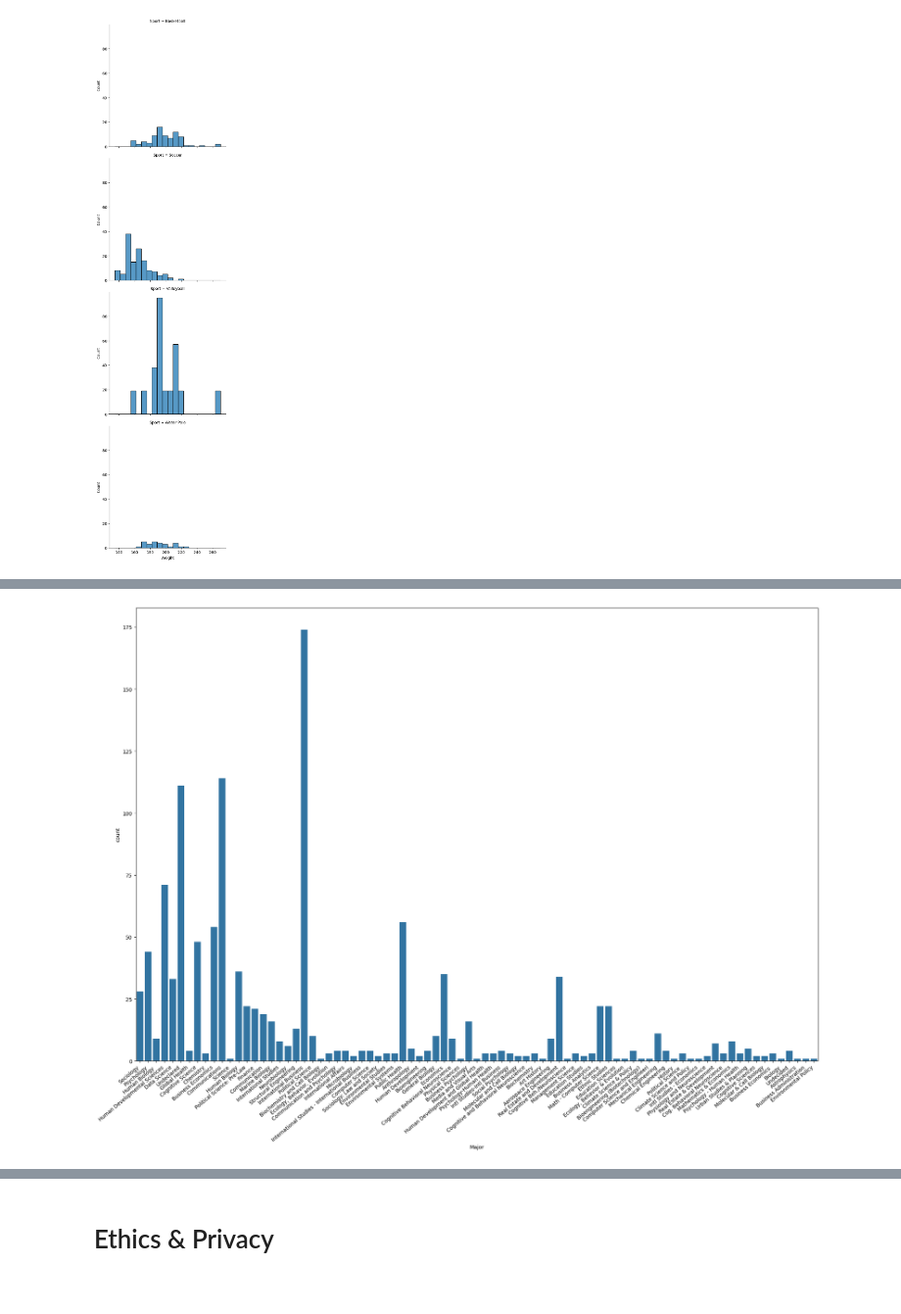
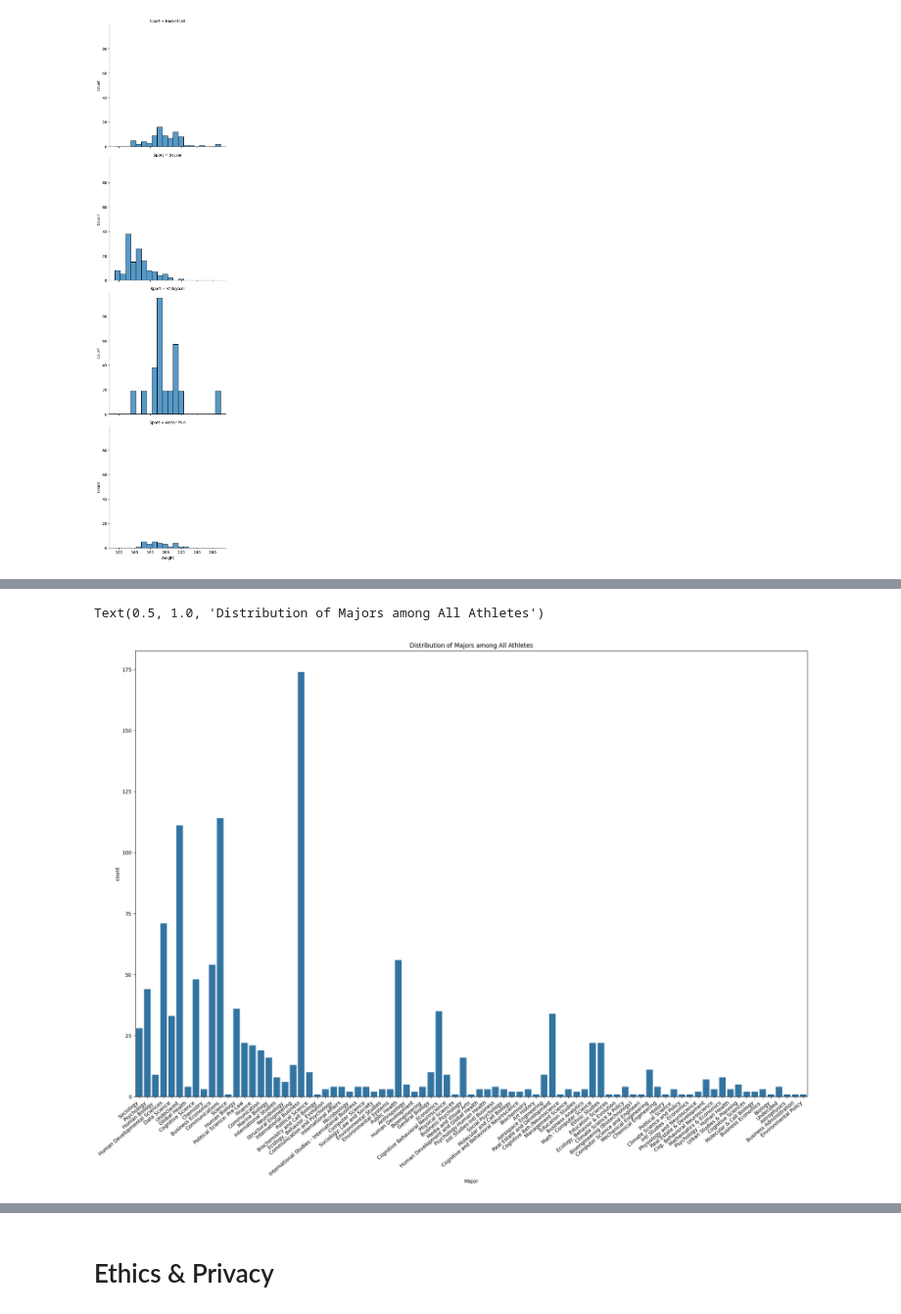
Before and after one commit to COGS108/Group133_WI24, a Jupyter notebook: EDACheckpoint_Group133_WI24.ipynb, the cells around one changed output, grey strips where cells are left out. Shown at 98% size. Saved outputs shown, nothing was run; the diff lists cells and outputs as text; code cells hidden in the pictures.

```diff
--- a/EDACheckpoint_Group133_WI24.ipynb
+++ b/EDACheckpoint_Group133_WI24.ipynb
@@ -1040,13 +1042,15 @@ sns.countplot(data=athlete_bio_scraped, x='Sport', hue='Gender') #a breakdown of
 # %%
 plt.figure(figsize=(20, 15))
 cp = sns.countplot(data=athlete_bio_scraped, x='Major')
 
 cp.set_xticklabels(cp.get_xticklabels(), rotation=40, ha="right")
 plt.tight_layout()
+plt.title('Distribution of Majors among All Athletes')
 
 #shows the distribution of athletes' majors in this dataset
 # %% [output]
+Text(0.5, 1.0, 'Distribution of Majors among All Athletes')
-[figure, old version]
+[figure, new version]
 # %%
 plt.figure(figsize=(20, 15))
 cp = sns.countplot(data=athlete_bio_scraped, x='Major', hue='Gender')
```
Also changed, not shown: parts of 3 cells of this notebook.
